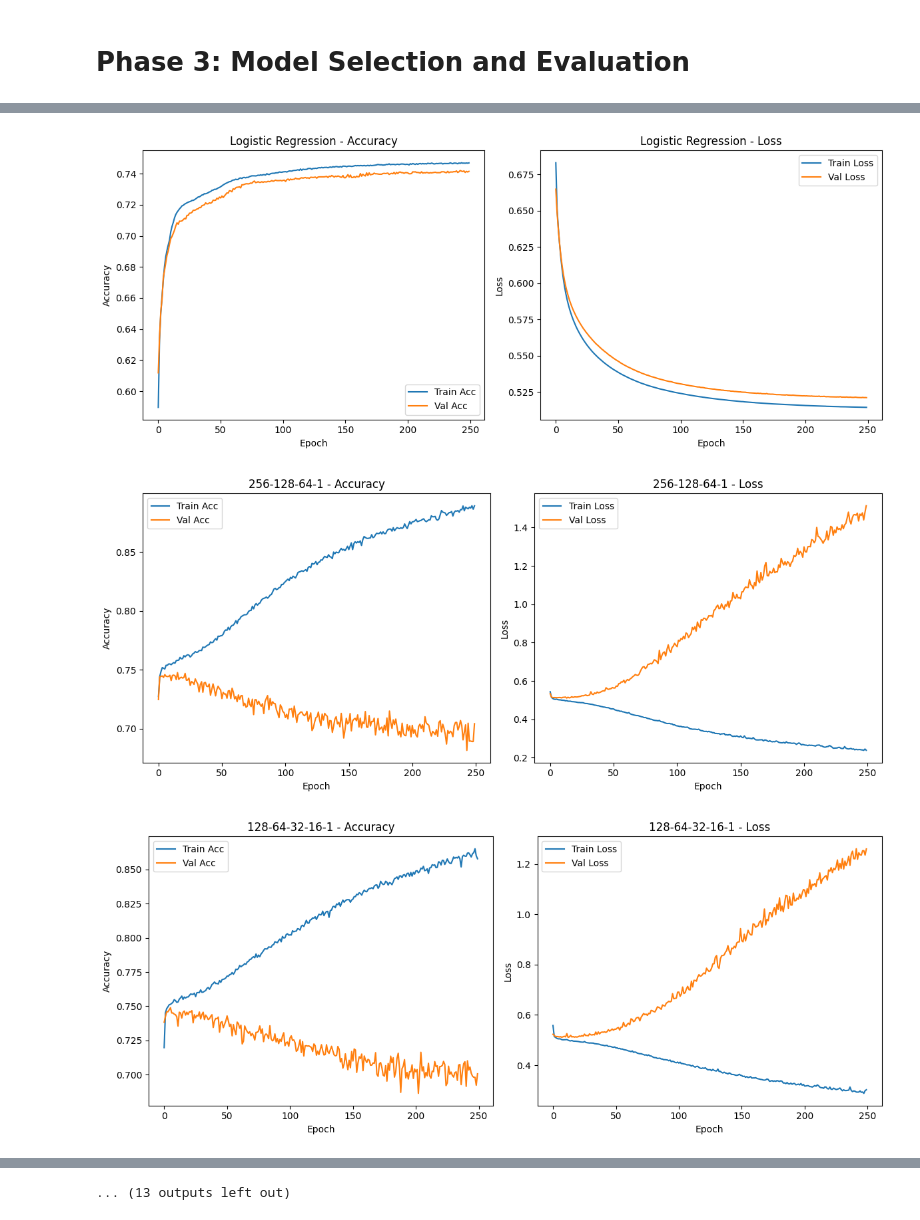
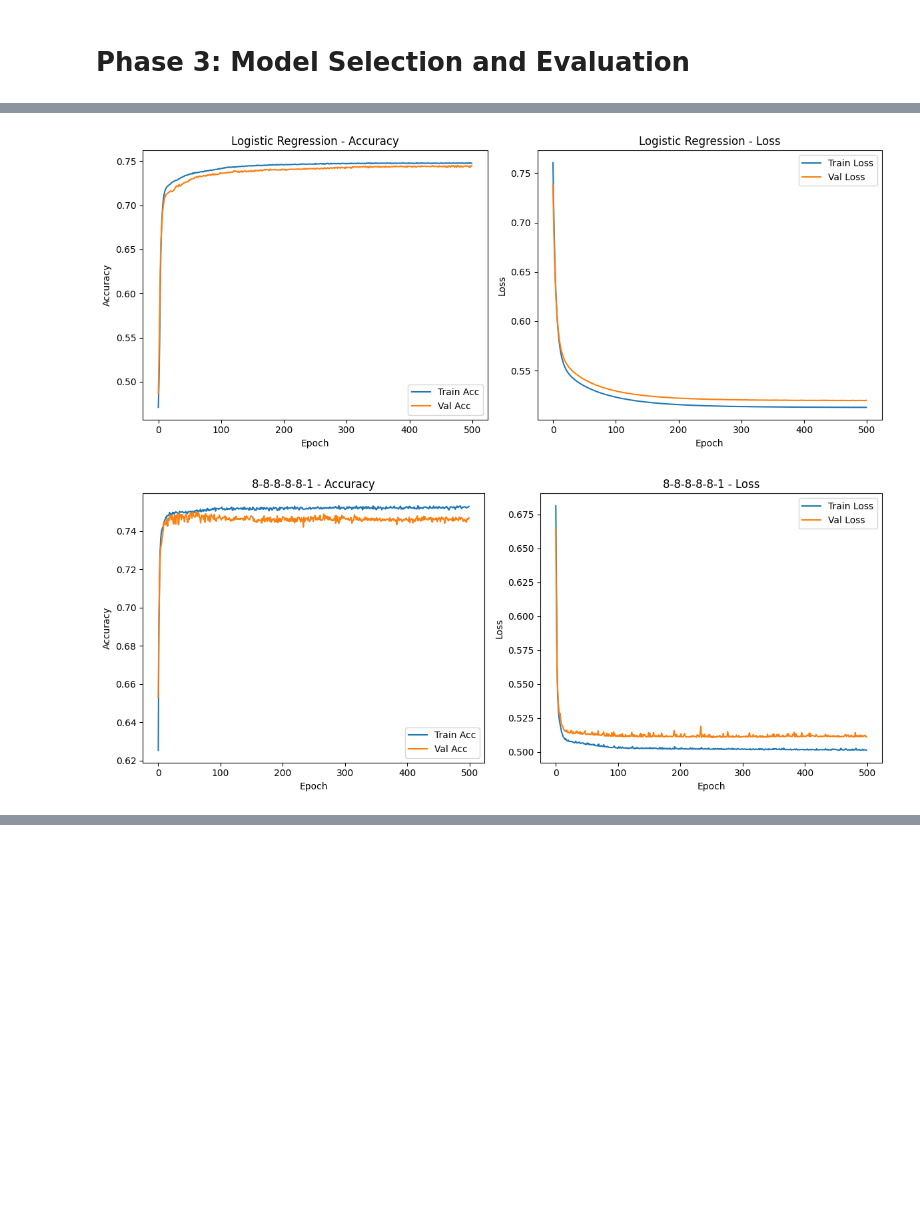
Before and after one commit to LucasChaney/CMPSCI4300, a Jupyter notebook: Final_Project/Final_Proj.ipynb, the cells around one changed output, grey strips where cells are left out. Drawn from its saved outputs; the diff is of its cells as text; code cells hidden in the pictures; blank space fills up the shorter version.

Commit message:
Fixed A LOT of issues, made the files be added to my drive to save for later uses

```diff
--- a/Final_Project/Final_Proj.ipynb
+++ b/Final_Project/Final_Proj.ipynb
@@ -174,7 +184,7 @@ class EarlyStoppingByAccuracy(Callback):
             print(f"Reached {self.value*100:.1f}% training accuracy. Stopping training.")
             self.model.stop_training = True
 # %%
-def build_and_train_overfit_model(hidden_layers, neurons_per_layer, input_dim, epochs=250, batch_size=1024):
+def build_and_train_overfit_model(hidden_layers, neurons_per_layer, input_dim, epochs=500, batch_size=1024):
     # Build the model
     model = Sequential()
     model.add(Input(shape=(input_dim,)))
@@ -220,7 +230,7 @@ for layers in layer_sizes:
             hidden_layers=layers,
             neurons_per_layer=neurons,
             input_dim=X_scaled.shape[1],
-            epochs=250,
+            epochs=500,
             batch_size=1024
         )
         elapsed_time = time.time() - start_time
@@ -313,9 +323,10 @@ def train_and_evaluate_model_phase3(
         metrics=['accuracy']
     )
 
-    # Callbacks
+    # Set checkpoint filepath in Drive
+    filepath = os.path.join(eval_checkpoint_dir, f"{model_name}_best.keras")
     checkpoint = ModelCheckpoint(
-        f'{model_name}_best.keras', monitor='val_loss', save_best_only=True, mode='min'
+        filepath, monitor='val_loss', save_best_only=True, mode='min'
     )
     early_stopping = EarlyStoppingByAccuracy(monitor='accuracy', value=0.99)
 
@@ -388,6 +399,7 @@ train_and_evaluate_model_phase3(
 # %%
 # 3. Neural Network Architectures to Evaluate
 architectures = {
+    "8-8-8-8-8-1": [8,8,8,8,8]
 }
 for name, layers in architectures.items():
     train_and_evaluate_model_phase3(
@@ -457,28 +463,29 @@ Name: 18, dtype: object
 # %%
 # Plot Learning Curves
-for row in evaluation_results:
-    name, *_ , history = row
+%matplotlib inline
+
+for entry in evaluation_results:
+    name, *_ , history = entry
     if history is not None:
         plt.figure(figsize=(12,5))
+        # Accuracy subplot
         plt.subplot(1,2,1)
         plt.plot(history.history['accuracy'], label='Train Acc')
         plt.plot(history.history['val_accuracy'], label='Val Acc')
         plt.title(f"{name} - Accuracy")
         plt.xlabel('Epoch')
         plt.ylabel('Accuracy')
         plt.legend()
-
+        # Loss subplot
         plt.subplot(1,2,2)
         plt.plot(history.history['loss'], label='Train Loss')
         plt.plot(history.history['val_loss'], label='Val Loss')
         plt.title(f"{name} - Loss")
         plt.xlabel('Epoch')
         plt.ylabel('Loss')
         plt.legend()
-
         plt.tight_layout()
         plt.show()
 # %% [output]
-[figure, old version]
+[figure, new version]
-[figure, old version]
+[figure, new version]
-[figure, removed]
@@ -494 +491,0 @@ for row in evaluation_results:
-... (13 outputs left out)
```
Also changed, not shown: parts of 13 cells of this notebook.
